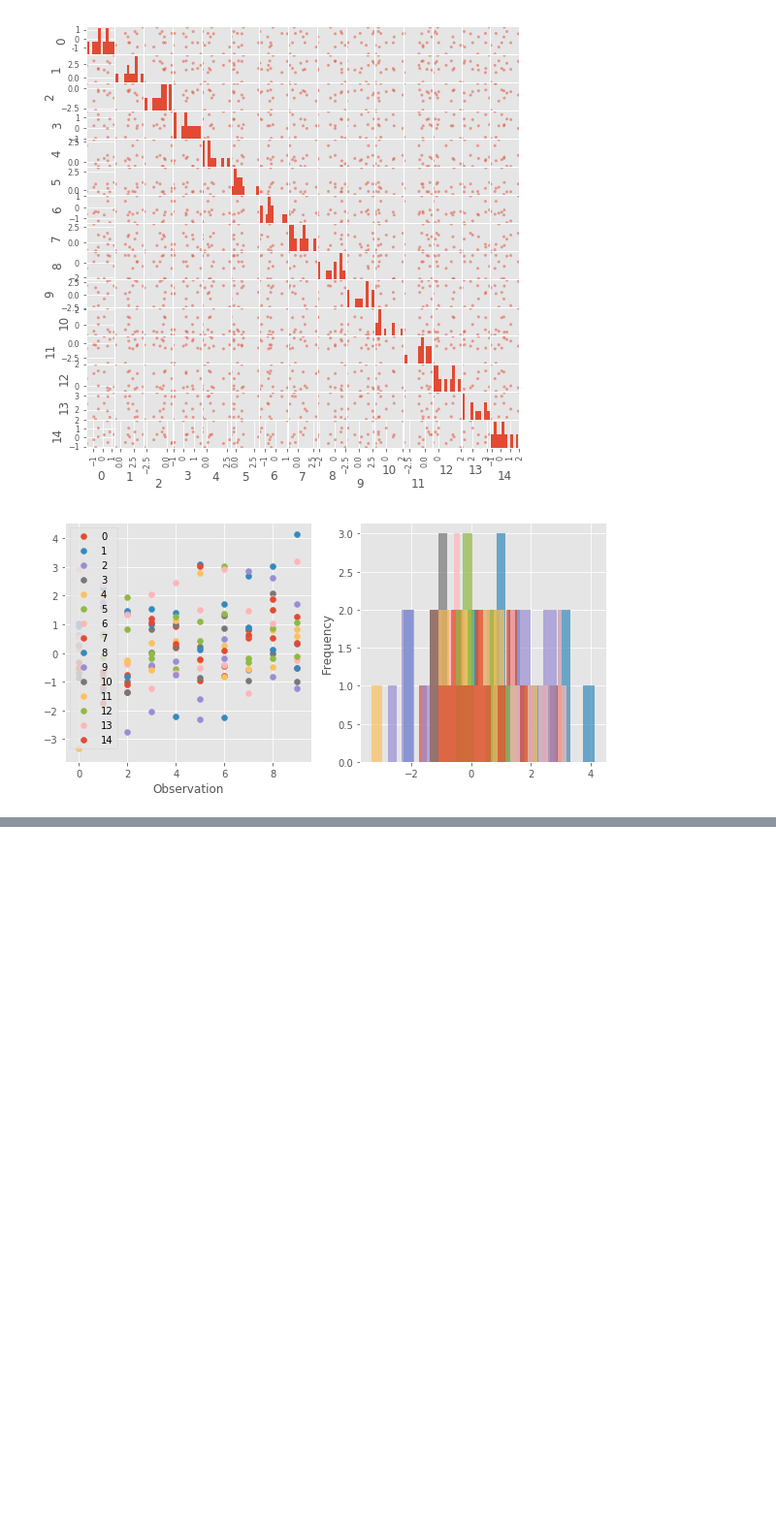
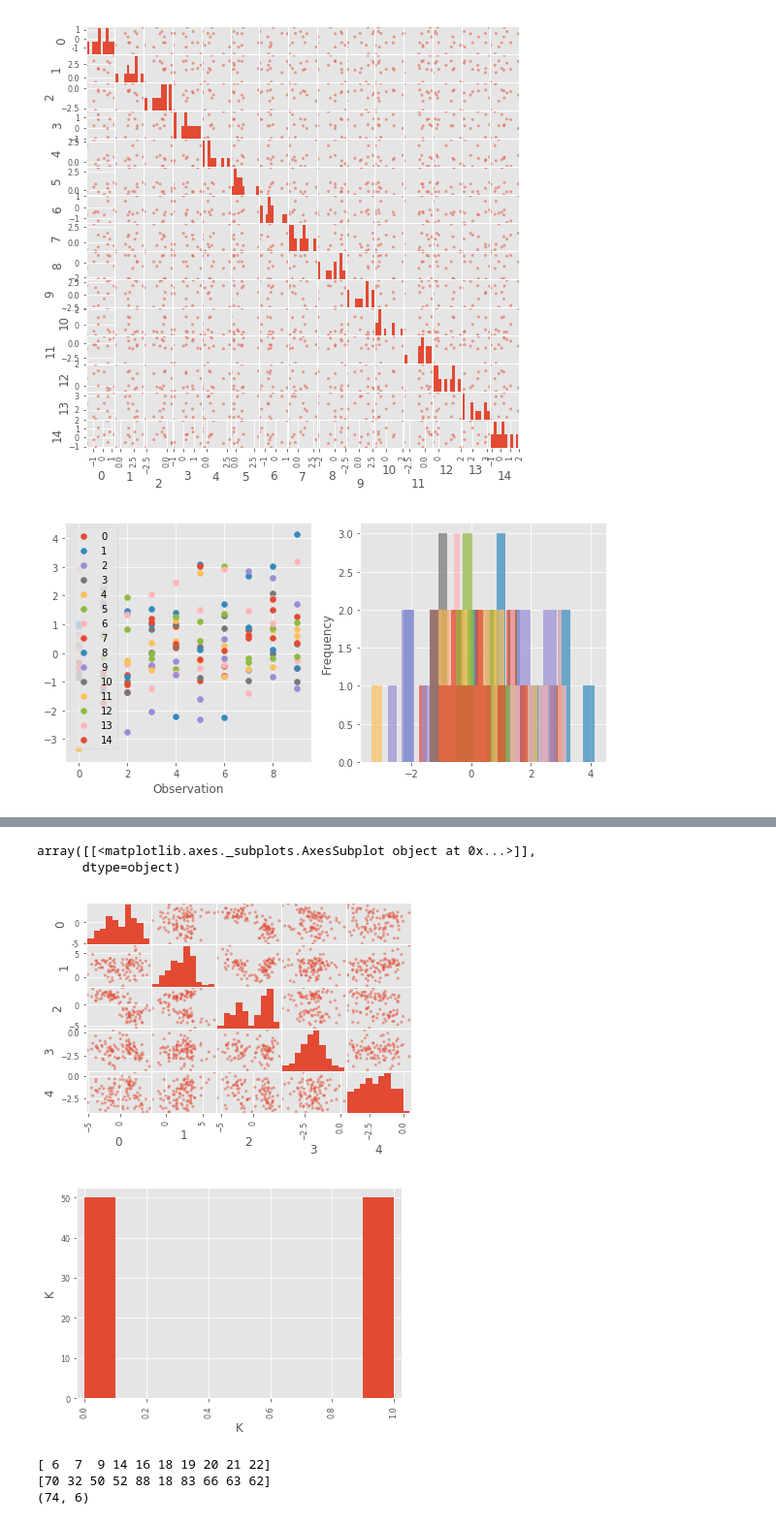
Before and after one commit to areichel90/DS5220-NaiveBayes, a Jupyter notebook: Dataset_Gen.ipynb, the cells around one changed output, grey strips where cells are left out. Shown at 97% size. Drawn from its saved outputs; the diff is of its cells as text; code cells hidden in the pictures; blank space fills up the shorter version.

```diff
--- a/Dataset_Gen.ipynb
+++ b/Dataset_Gen.ipynb
@@ -200,0 +273,46 @@ for i in X_df:
+# %%
+X,Y = sklearn.datasets.make_classification(n_samples=100,
+                                        n_features=5,
+                                           n_redundant=0,
+                                           n_informative=5,
+                                           n_clusters_per_class=1,
+                                          class_sep=2,
+                                          random_state=3)
+
+X_df, Y_df = pd.DataFrame(X), pd.DataFrame(Y)
+Y_df.columns=(['K'])
+df_master = pd.concat((X_df,Y_df),axis=1)
+
+''' how many of class 1 to keep? '''
+ones_to_keep = .25*len(Y_df)
+# %%
+pd.plotting.scatter_matrix(X_df)
+pd.plotting.scatter_matrix(Y_df)
+# %% [output]
+array([[<matplotlib.axes._subplots.AxesSubplot object at 0x...>]],
+      dtype=object)
+[figure, added]
+[figure, added]
+# %%
+''' keep n numbers of randomized class one as defined in ones_to_keep'''
+count = 0
+ones_ind = df_master[df_master['K']==1].index.values
+print ones_ind[:10]
+np.random.shuffle(ones_ind)
+print ones_ind[:10]
+
+ones_keep = []
+for i in ones_ind:
+    if count <= ones_to_keep:
+        ones_keep.append(i)
+        count += 1
+
+df_master = df_master.drop(ones_keep,axis=0)
+print df_master.shape
+df_master
+
+df_master.to_csv('class_imbalance.csv')
+# %% [output]
+[ 6  7  9 14 16 18 19 20 21 22]
+[70 32 50 52 88 18 83 66 63 62]
+(74, 6)
```
Also changed, not shown: parts of 5 cells of this notebook, 2 other files.
